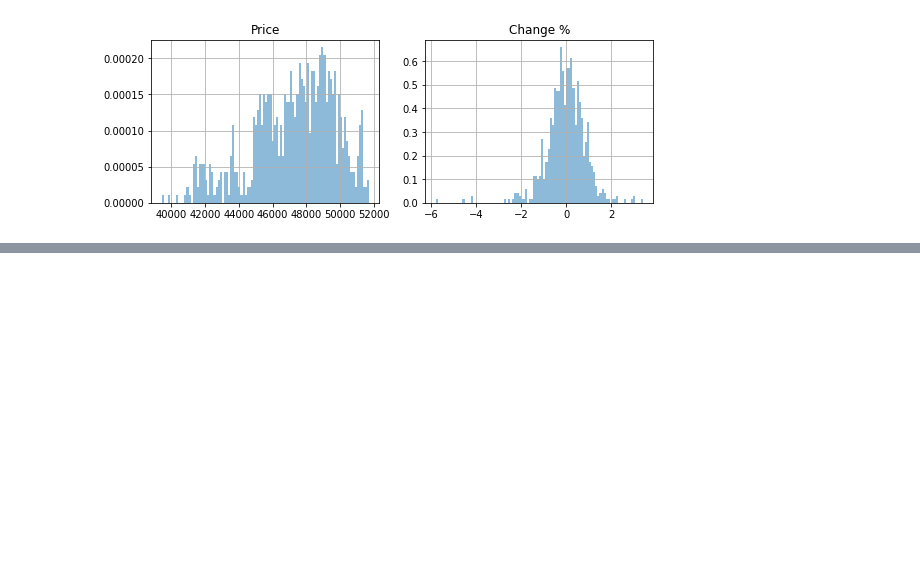
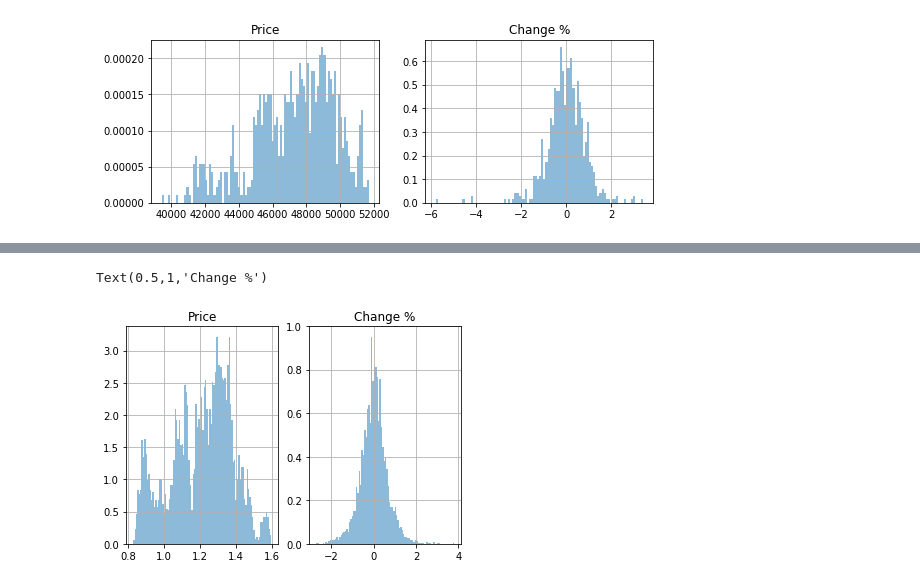
Before and after one commit to KhalilElkhalil/IPC-historical-data-, a Jupyter notebook: IPC_manipulation.ipynb, the cells around one changed output, grey strips where cells are left out. Saved outputs shown, nothing was run; the diff lists cells and outputs as text; code cells hidden in the pictures; blank space fills up the shorter version.

```diff
--- a/IPC_manipulation.ipynb
+++ b/IPC_manipulation.ipynb
@@ -92,0 +97,13 @@ df['Change %'][0]
+# %%
+# plot histogram of prices
+plt.subplot(121)
+df['Price'].hist(**kwargs)
+plt.title('Price')
+
+# plot histogram of the percentage change column
+plt.subplot(122)
+df['Change %'].apply(lambda x: float(x[:-1])).hist(**kwargs)
+plt.title('Change %')
+# %% [output]
+Text(0.5,1,'Change %')
+[figure, added]
```
Also changed, not shown: parts of 5 cells of this notebook.
